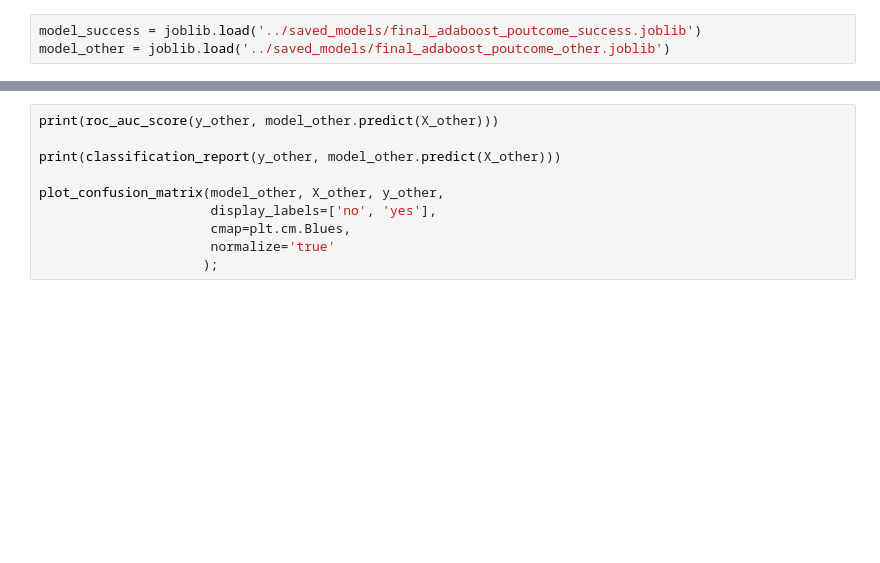
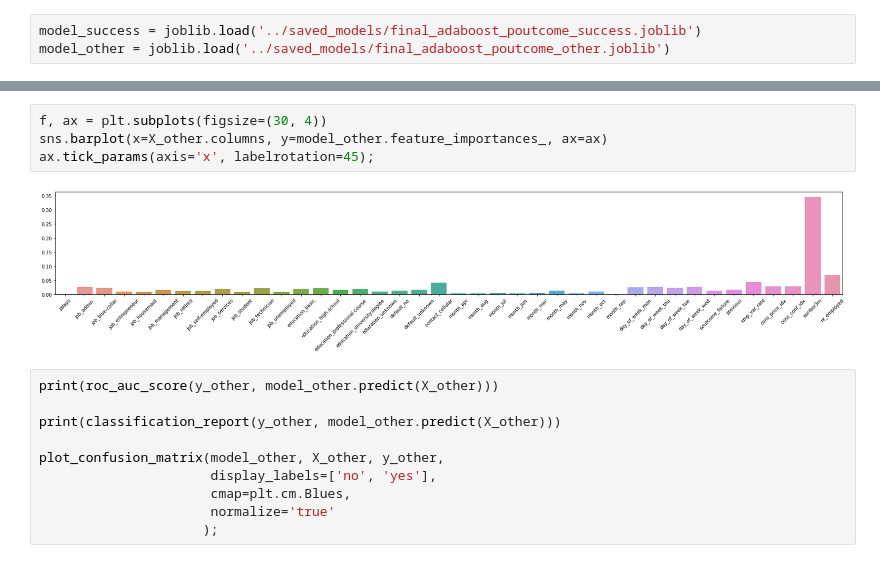
Before and after one commit to matthewswogger/Bank-Telemarketing, a Jupyter notebook: notebooks/4_gridsearch_models.ipynb, the cells around one changed output, grey strips where cells are left out. Cells and saved outputs as stored; diff of their text form; blank space fills up the shorter version.

```diff
--- a/notebooks/4_gridsearch_models.ipynb
+++ b/notebooks/4_gridsearch_models.ipynb
@@ -336,3 +342,9 @@ model_other = joblib.load('../saved_models/final_adaboost_poutcome_other.joblib'
+# %%
+f, ax = plt.subplots(figsize=(30, 4))
+sns.barplot(x=X_other.columns, y=model_other.feature_importances_, ax=ax)
+ax.tick_params(axis='x', labelrotation=45);
+# %% [output]
+[figure, added]
 # %%
 print(roc_auc_score(y_other, model_other.predict(X_other)))
 
```
Also changed, not shown: parts of 1 cell of this notebook.
